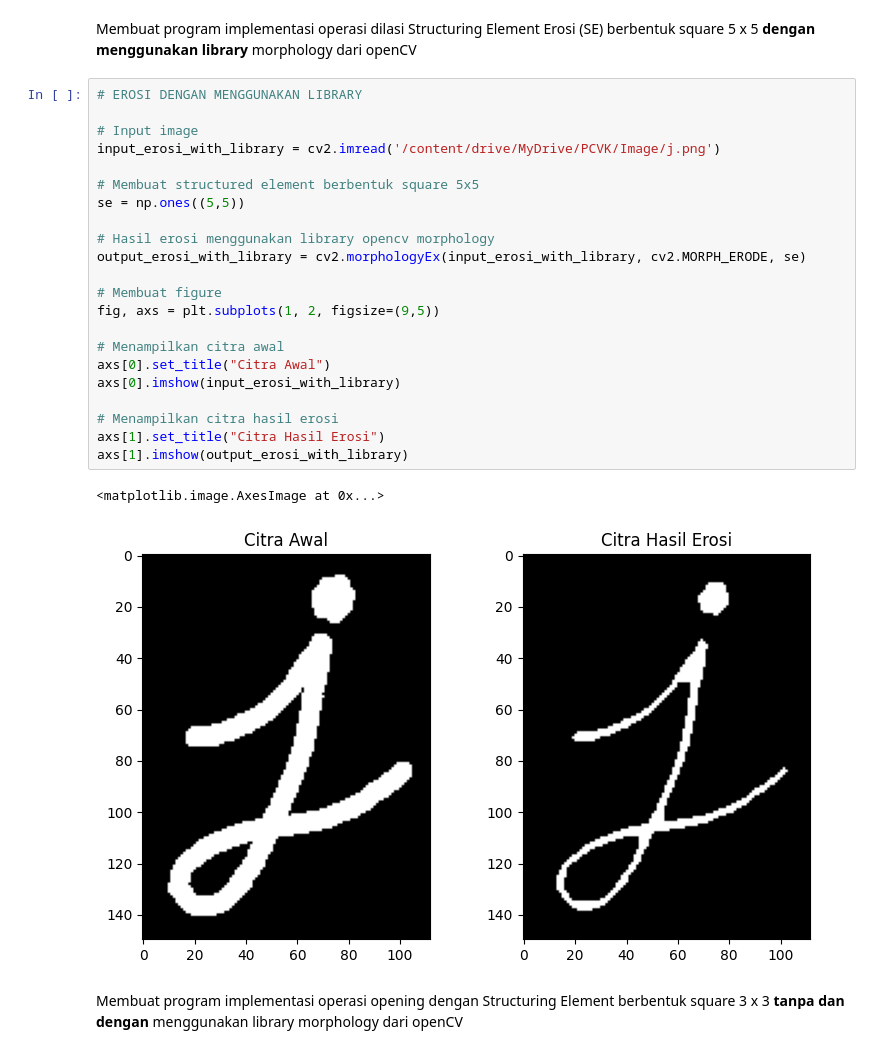
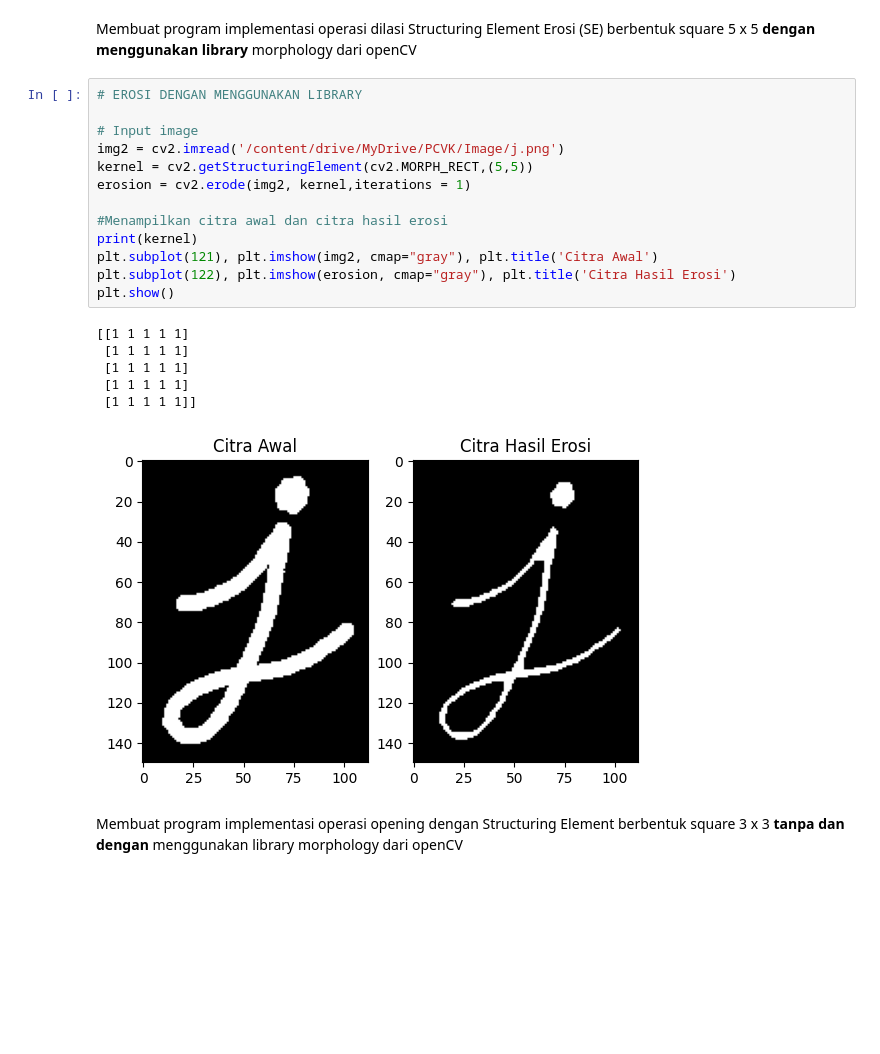
Before and after one commit to SitiZumarohdf/PCVK_Genap_2023, a Jupyter notebook: Week_9.ipynb, the cells around one changed output. Cells and saved outputs as stored; diff of their text form; blank space fills up the shorter version.

```diff
--- a/Week_9.ipynb
+++ b/Week_9.ipynb
@@ -138,31 +119,26 @@ axs[1].imshow(output_erosi_no_library, cmap='gray')
 # %% [markdown]
 Membuat program implementasi operasi dilasi Structuring Element Erosi (SE) berbentuk
 square 5 x 5 **dengan menggunakan library** morphology dari openCV
-# %%
-# EROSI DENGAN MENGGUNAKAN LIBRARY
-
-# Input image
-input_erosi_with_library = cv2.imread('/content/drive/MyDrive/PCVK/Image/j.png')
-
-# Membuat structured element berbentuk square 5x5
-se = np.ones((5,5))
-
-# Hasil erosi menggunakan library opencv morphology
-output_erosi_with_library = cv2.morphologyEx(input_erosi_with_library, cv2.MORPH_ERODE, se)
-
-# Membuat figure
-fig, axs = plt.subplots(1, 2, figsize=(9,5))
-
-# Menampilkan citra awal
-axs[0].set_title("Citra Awal")
-axs[0].imshow(input_erosi_with_library)
-
-# Menampilkan citra hasil erosi
-axs[1].set_title("Citra Hasil Erosi")
-axs[1].imshow(output_erosi_with_library)
-# %% [output]
-<matplotlib.image.AxesImage at 0x...>
-[figure, removed]
+# %%
+# EROSI DENGAN MENGGUNAKAN LIBRARY
+
+# Input image
+img2 = cv2.imread('/content/drive/MyDrive/PCVK/Image/j.png')
+kernel = cv2.getStructuringElement(cv2.MORPH_RECT,(5,5))
+erosion = cv2.erode(img2, kernel,iterations = 1)
+
+#Menampilkan citra awal dan citra hasil erosi
+print(kernel)
+plt.subplot(121), plt.imshow(img2, cmap="gray"), plt.title('Citra Awal')
+plt.subplot(122), plt.imshow(erosion, cmap="gray"), plt.title('Citra Hasil Erosi')
+plt.show()
+# %% [output]
+[[1 1 1 1 1]
+ [1 1 1 1 1]
+ [1 1 1 1 1]
+ [1 1 1 1 1]
+ [1 1 1 1 1]]
+[figure, added]
 # %% [markdown]
 Membuat program implementasi operasi opening dengan Structuring Element
 berbentuk square 3 x 3 **tanpa dan dengan** menggunakan library morphology dari
```
Also changed, not shown: parts of 20 cells of this notebook.
